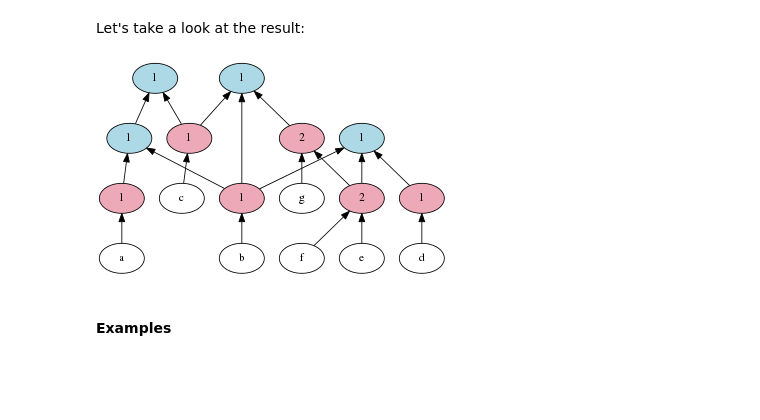
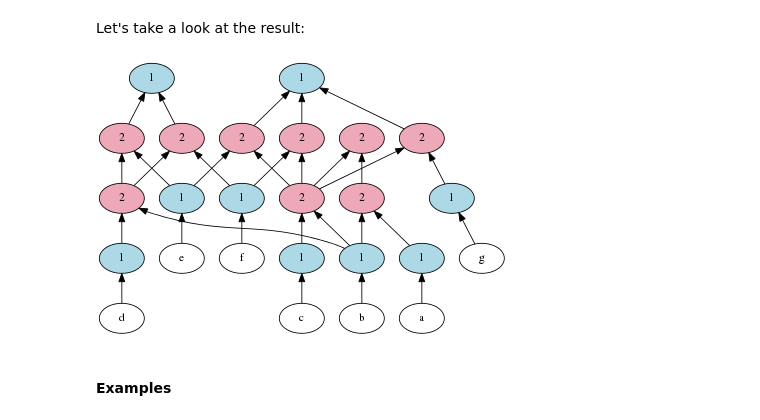
Before and after one commit to hellige/ccs, a Jupyter notebook: CCS.ipynb, the cells around one changed output. Saved outputs shown, nothing was run; the diff lists cells and outputs as text; code cells hidden in the pictures; blank space fills up the shorter version.

Commit message:
Fix dag building from DNF rules.
This is terribly ugly, but in practice may be fine, and if it gives a
reasonable intuition for specificity, it's probably worth it.

```diff
--- a/CCS.ipynb
+++ b/CCS.ipynb
@@ -368,7 +368,7 @@ from collections import defaultdict
 
 class Dag:
     def __init__(self):
-        self.children = defaultdict(list)
+        self.children = {}
 # %% [markdown]
 Here we build a single dag containing both clauses and formulae, but the design is easier to understand if we regard them as two separate graphs. Consider the graph of clauses. The invariant is that a node represenging a clause $c$ needs to be reachable from exactly those root nodes representing literals $l \in c$. It must be reachable via some path from each of those root nodes, and not reachable from any others.
 
@@ -398,7 +398,7 @@ class Rank:
 
 def build(expr, op, base_children, these_children):
     # TODO need a special case for the empty formula
-    if op == Op.OR and len(expr) == 1:
+    if len(expr) == 1:
         return base_children[expr.first()]
 
     ranks = defaultdict(list)
@@ -436,15 +436,20 @@ def build(expr, op, base_children, these_children):
 
 def build_dag(formulae):
     dag = Dag()
+    lit_children = {}
+    for lit in {l for f in formulae for c in f.clauses | f.shared for l in c.elements()}:
+        node = Node(Op.OR, 1)
+        dag.children[lit] = node
+        lit_children[lit] = node.children
     clause_children = {}
     for clause in sorted({c for f in formulae for c in f.clauses | f.shared}):
-        clause_children[clause] = build(clause, Op.AND, dag.children, clause_children)
+        clause_children[clause] = build(clause, Op.AND, lit_children, clause_children)
     form_children = {}
     for form in sorted(formulae):
         form_children[form] = build(form,  Op.OR, clause_children, form_children)
     return dag
 # %%
-dag = build_dag(forms('a b c', 'a b', 'b c efg', 'b d ef', 'b'))
+dag = build_dag(exprs('a b c', 'a b', 'b c efg', 'b d ef', 'b'))
 # %% [markdown]
 Let's take a look at the result:
 # %%
@@ -453,36 +458,36 @@ import nxpd
 
 nxpd.nxpdParams['show'] = 'ipynb'
 
 # t will be used later...
 def draw(dag, t={}):
     G = nx.DiGraph()
     G.graph['dpi'] = 60
     G.graph['rankdir'] = 'BT'
     def add_nodes(p, ns):
         for n in ns:
             count = t.get(n, n.tallyCount)
             label = str(n.tallyCount)
             if count == 0:
                 color = 'palegreen'
             elif n.op == Op.OR:
                 color = 'lightblue'
             elif count != n.tallyCount:
                 color = 'mistyrose'
                 label = "{} / {}".format(n.tallyCount - count, label)
             else:
                 color = 'pink2'
             G.add_node(n, label=label, style='filled', fillcolor=color)
             G.add_edge(p, n)
             add_nodes(n, n.children)
-    for l, ns in dag.children.items():
+    for l, n in dag.children.items():
         G.add_node(l)
-        add_nodes(l, ns)
+        add_nodes(l, [n])
 
     return nxpd.draw(G)
 
 draw(dag)
 # %% [output]
-[figure, old version]
+[figure, new version]
 # %% [markdown]
 #### Examples
 # %% [markdown]
```
Also changed, not shown: parts of 20 cells of this notebook.
